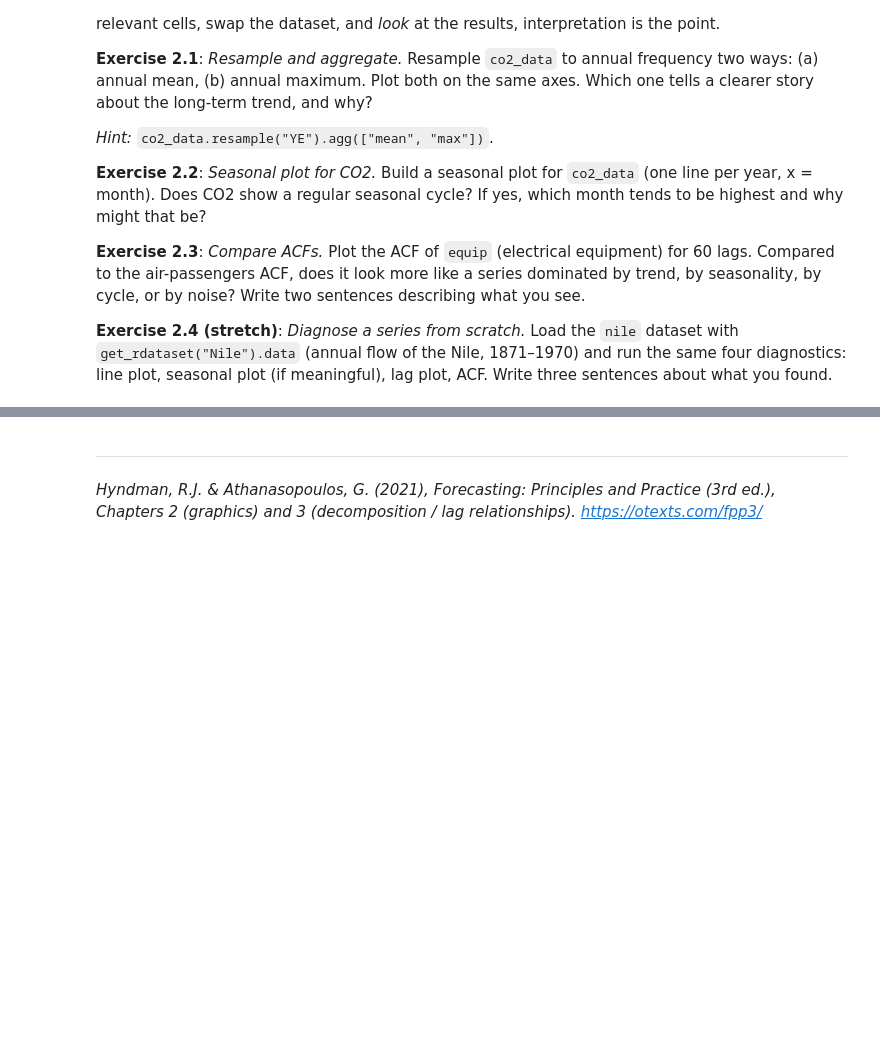
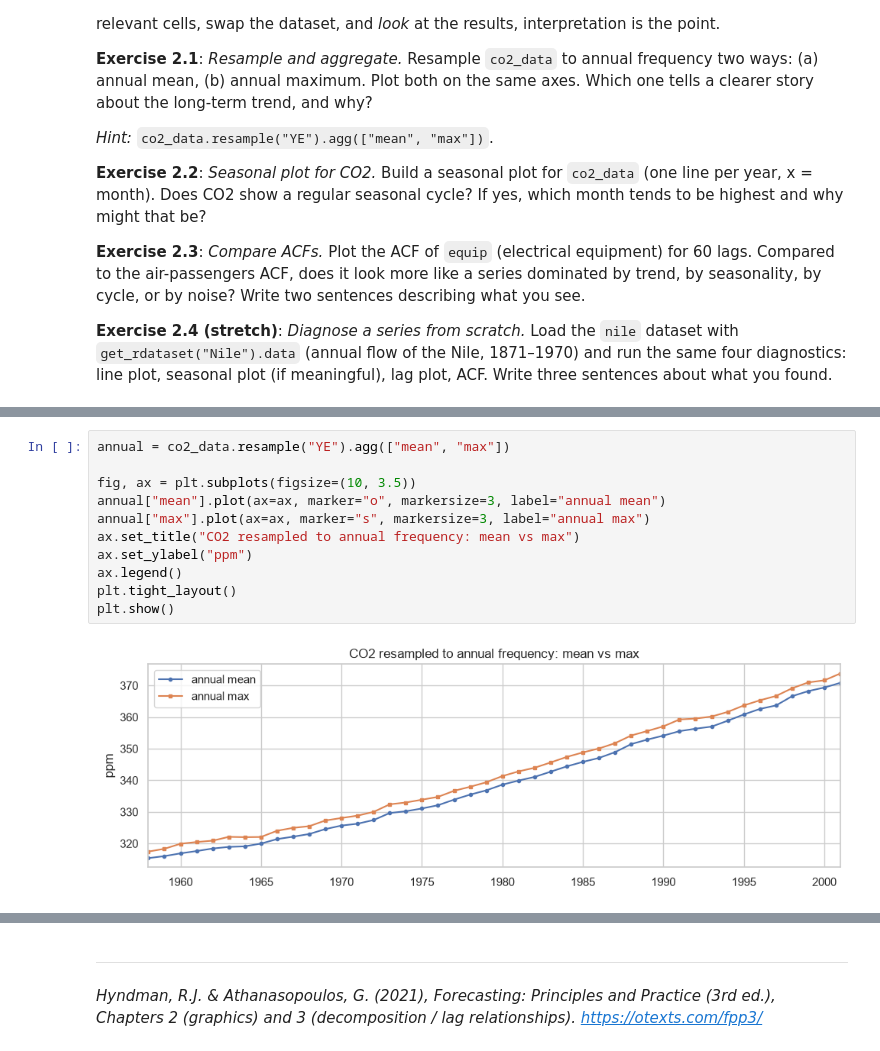
Before and after one commit to rouzbeh-enayatzadeh/ds-time-series-analysis, a Jupyter notebook: 02_eda_and_visualization.ipynb, the cells around one changed output, grey strips where cells are left out. Cells and saved outputs as stored; diff of their text form; blank space fills up the shorter version.

Commit message:
NB02 Exercise 2.1: annual mean vs max of CO2 (mean is the clearer trend, max 16% noisier)

```diff
--- a/02_eda_and_visualization.ipynb
+++ b/02_eda_and_visualization.ipynb
@@ -246,0 +298,13 @@ plot, ACF. Write three sentences about what you found.
+# %%
+annual = co2_data.resample("YE").agg(["mean", "max"])
+
+fig, ax = plt.subplots(figsize=(10, 3.5))
+annual["mean"].plot(ax=ax, marker="o", markersize=3, label="annual mean")
+annual["max"].plot(ax=ax, marker="s", markersize=3, label="annual max")
+ax.set_title("CO2 resampled to annual frequency: mean vs max")
+ax.set_ylabel("ppm")
+ax.legend()
+plt.tight_layout()
+plt.show()
+# %% [output]
+[figure, added]
```
Also changed, not shown: parts of 13 cells of this notebook.
